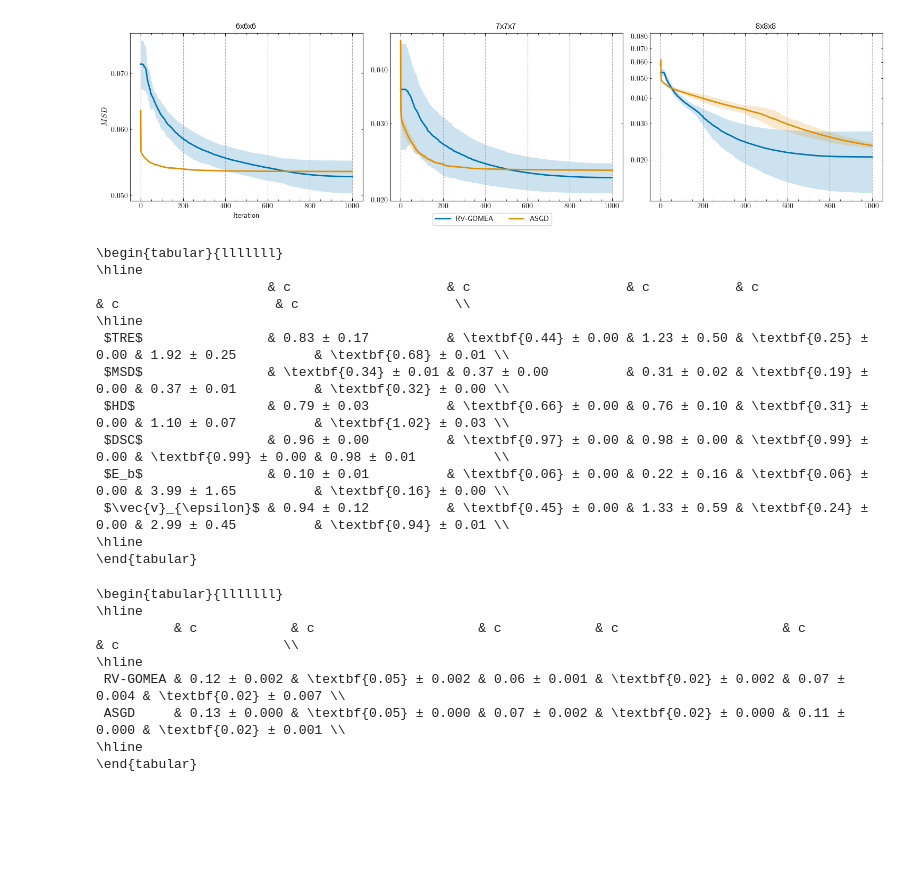
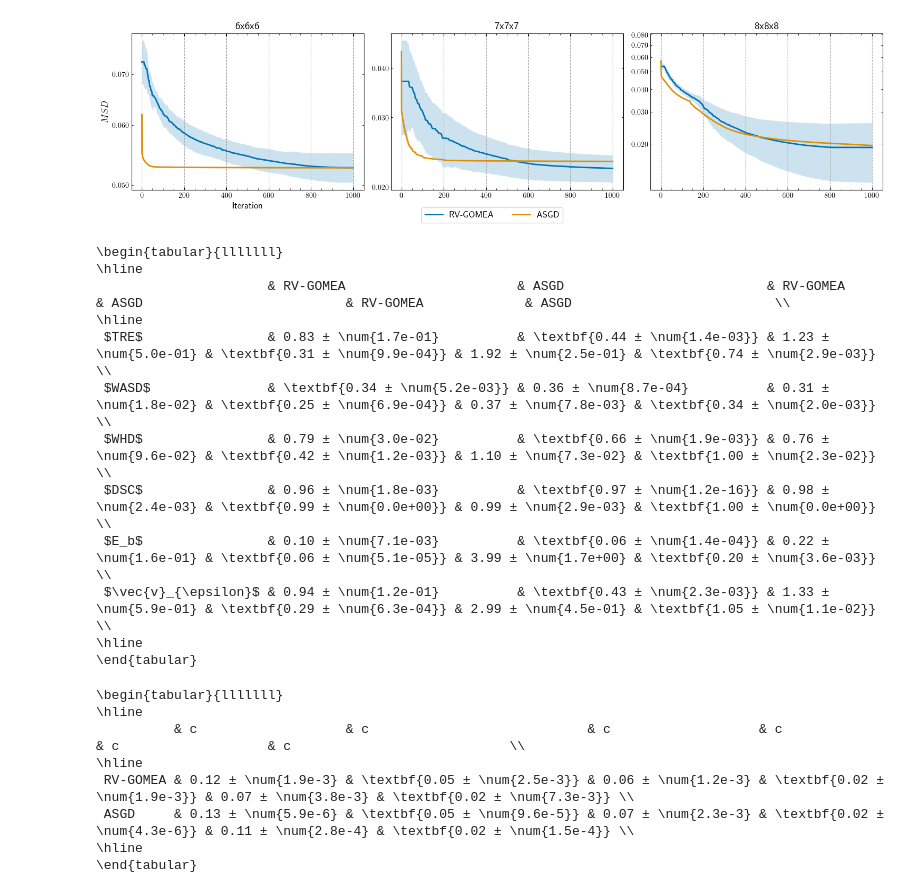
Before and after one commit to joasiee/elastix, a Jupyter notebook: experiments/notebooks/experiments/fair_comparison_mr.ipynb, the cells around one changed output. Drawn from its saved outputs; the diff is of its cells as text; code cells hidden in the pictures; blank space fills up the shorter version.

Commit message:
experiment plots notebooks

```diff
--- a/experiments/notebooks/experiments/fair_comparison_mr.ipynb
+++ b/experiments/notebooks/experiments/fair_comparison_mr.ipynb
@@ -14,32 +12,32 @@ arrs = ds.aggregate_for_plot(["Optimizer", "MeshSize"], resolution=2)
 # %%
 fig, axes = plt.subplots(1, 3, figsize=(15, 4))
 formatter = ScalarFormatter(useMathText=True)
 formatter.set_scientific(False)
 
 for optimizer in ["GOMEA", "AdaptiveStochasticGradientDescent"]:
     for i, mesh_size in enumerate([(3, 3, 3), (4, 4, 4), (5, 5, 5)]):
-        arr_avg, arr_std = arrs[(optimizer, mesh_size)]
-        xs = np.linspace(0, 1000, len(arr_avg))
+        arr_avg, arr_median, arr_std = arrs[(optimizer, mesh_size)]
+        xs = np.linspace(0, 1000, len(arr_median))
         label = "RV-GOMEA" if optimizer == "GOMEA" else "ASGD"
-        axes[i].plot(xs, arr_avg, label=label)
-        axes[i].fill_between(xs, arr_avg - arr_std, arr_avg + arr_std, alpha=0.2)
+        axes[i].plot(xs, arr_median, label=label)
+        axes[i].fill_between(xs, arr_median - arr_std, arr_median + arr_std, alpha=0.2)
 
         # formatting
         axes[i].set_yscale("log")
-        axes[i].yaxis.set_major_formatter(ScalarFormatter())
-        axes[i].yaxis.set_minor_formatter(ScalarFormatter())
-        axes[i].set_title(mesh_size_as_str(mesh_size), loc="center")
+        axes[i].yaxis.set_major_formatter(formatter)
+        axes[i].yaxis.set_minor_formatter(formatter)
+        axes[i].set_title(mesh_size_as_str(mesh_size), loc="center", fontsize=14)
 
 
-axes[0].set_xlabel("Iteration")
-axes[0].set_ylabel("$MSD$")
+axes[0].set_xlabel("Iteration", fontsize=12)
+axes[0].set_ylabel("$MSD$", fontsize=12)
 handles, labels = axes[2].get_legend_handles_labels()
-fig.legend(handles, labels, ncol=2, loc="lower center")
+fig.legend(handles, labels, ncol=2, loc="lower center", prop={'size': 12})
 
-plt.tight_layout()
-plt.savefig("fair_comparison_mr.png")
+plt.tight_layout(rect=[0, 0.04, 1, 1])
+# plt.savefig("fair_comparison_mr.pdf")
 # %% [output]
-[figure, old version]
+[figure, new version]
 # %%
 df = ds.aggregate(["Optimizer", "MeshSize"], metrics=VALIDATION_NAMES, val=True)
 # %%
@@ -57,30 +55,37 @@ for i, metric in enumerate(VALIDATION_NAMES):
 
         df_asgd = df.loc[(df.MeshSize == mesh_size) & (df.Optimizer == "AdaptiveStochasticGradientDescent")][metric]
         avg_asgd = df_asgd.mean()
-        std_asgd = df_asgd.std() * 2.0
+        std_asgd = df_asgd.std()
 
         gomea_better = avg_gomea < avg_asgd if metric != "dice_similarity" else avg_gomea > avg_asgd
+        t_test = ttest_ind(df_gomea, df_asgd, equal_var=False)
+
+        if t_test.pvalue >= 0.05:
+            row.append(f"{avg_gomea:.2f} ± \\num{{{std_gomea:.1e}}}")
+            row.append(f"{avg_asgd:.2f} ± \\num{{{std_asgd:.1e}}}")
+            continue
+
         if gomea_better:
-            row.append(f"\\textbf{{{avg_gomea:.2f}}} ± {std_gomea:.2f}")
-            row.append(f"{avg_asgd:.2f} ± {std_asgd:.2f}")
+            row.append(f"\\textbf{{{avg_gomea:.2f} ± \\num{{{std_gomea:.1e}}}}}")
+            row.append(f"{avg_asgd:.2f} ± \\num{{{std_asgd:.1e}}}")
         else:
-            row.append(f"{avg_gomea:.2f} ± {std_gomea:.2f}")
-            row.append(f"\\textbf{{{avg_asgd:.2f}}} ± {std_asgd:.2f}")
+            row.append(f"{avg_gomea:.2f} ± \\num{{{std_gomea:.1e}}}")
+            row.append(f"\\textbf{{{avg_asgd:.2f} ± \\num{{{std_asgd:.1e}}}}}")
 
     rows.append(row)
 
-print(tabulate(rows, headers=["c"]*6, tablefmt="latex_raw"))
+print(tabulate(rows, headers=["RV-GOMEA", "ASGD"]*3, tablefmt="latex_raw"))
 # %% [output]
 \begin{tabular}{lllllll}
 \hline
-                      & c                    & c                    & c           & c                    & c                    & c                    \\
+                      & RV-GOMEA                      & ASGD                          & RV-GOMEA             & ASGD                          & RV-GOMEA             & ASGD                          \\
 \hline
- $TRE$                & 0.83 ± 0.17          & \textbf{0.44} ± 0.00 & 1.23 ± 0.50 & \textbf{0.25} ± 0.00 & 1.92 ± 0.25          & \textbf{0.68} ± 0.01 \\
- $MSD$                & \textbf{0.34} ± 0.01 & 0.37 ± 0.00          & 0.31 ± 0.02 & \textbf{0.19} ± 0.00 & 0.37 ± 0.01          & \textbf{0.32} ± 0.00 \\
- $HD$                 & 0.79 ± 0.03          & \textbf{0.66} ± 0.00 & 0.76 ± 0.10 & \textbf{0.31} ± 0.00 & 1.10 ± 0.07          & \textbf{1.02} ± 0.03 \\
- $DSC$                & 0.96 ± 0.00          & \textbf{0.97} ± 0.00 & 0.98 ± 0.00 & \textbf{0.99} ± 0.00 & \textbf{0.99} ± 0.00 & 0.98 ± 0.01          \\
- $E_b$                & 0.10 ± 0.01          & \textbf{0.06} ± 0.00 & 0.22 ± 0.16 & \textbf{0.06} ± 0.00 & 3.99 ± 1.65          & \textbf{0.16} ± 0.00 \\
- $\vec{v}_{\epsilon}$ & 0.94 ± 0.12          & \textbf{0.45} ± 0.00 & 1.33 ± 0.59 & \textbf{0.24} ± 0.00 & 2.99 ± 0.45          & \textbf{0.94} ± 0.01 \\
+ $TRE$                & 0.83 ± \num{1.7e-01}          & \textbf{0.44 ± \num{1.4e-03}} & 1.23 ± \num{5.0e-01} & \textbf{0.31 ± \num{9.9e-04}} & 1.92 ± \num{2.5e-01} & \textbf{0.74 ± \num{2.9e-03}} \\
+ $WASD$               & \textbf{0.34 ± \num{5.2e-03}} & 0.36 ± \num{8.7e-04}          & 0.31 ± \num{1.8e-02} & \textbf{0.25 ± \num{6.9e-04}} & 0.37 ± \num{7.8e-03} & \textbf{0.34 ± \num{2.0e-03}} \\
+ $WHD$                & 0.79 ± \num{3.0e-02}          & \textbf{0.66 ± \num{1.9e-03}} & 0.76 ± \num{9.6e-02} & \textbf{0.42 ± \num{1.2e-03}} & 1.10 ± \num{7.3e-02} & \textbf{1.00 ± \num{2.3e-02}} \\
+ $DSC$                & 0.96 ± \num{1.8e-03}          & \textbf{0.97 ± \num{1.2e-16}} & 0.98 ± \num{2.4e-03} & \textbf{0.99 ± \num{0.0e+00}} & 0.99 ± \num{2.9e-03} & \textbf{1.00 ± \num{0.0e+00}} \\
+ $E_b$                & 0.10 ± \num{7.1e-03}          & \textbf{0.06 ± \num{1.4e-04}} & 0.22 ± \num{1.6e-01} & \textbf{0.06 ± \num{5.1e-05}} & 3.99 ± \num{1.7e+00} & \textbf{0.20 ± \num{3.6e-03}} \\
+ $\vec{v}_{\epsilon}$ & 0.94 ± \num{1.2e-01}          & \textbf{0.43 ± \num{2.3e-03}} & 1.33 ± \num{5.9e-01} & \textbf{0.29 ± \num{6.3e-04}} & 2.99 ± \num{4.5e-01} & \textbf{1.05 ± \num{1.1e-02}} \\
 \hline
 \end{tabular}
 # %%
@@ -105,22 +110,29 @@ for optimizer in ["GOMEA", "AdaptiveStochasticGradientDescent"]:
         std_mr_opt = df_mr_opt.std() * 2.0
 
         mr_better = avg_mr_opt < avg_nomr_opt
+        t_test = ttest_ind(df_nomr_opt, df_mr_opt, equal_var=False)
+
+        if t_test.pvalue >= 0.05:
+            row.append(f"{avg_nomr_opt:.2f} ± \\num{{{std_nomr_opt:.1e}}}".replace("e-0", "e-"))
+            row.append(f"{avg_mr_opt:.2f} ± \\num{{{std_mr_opt:.1e}}}".replace("e-0", "e-"))
+            continue
+
         if mr_better:
-            row.append(f"{avg_nomr_opt:.3f} ± {std_nomr_opt:.3f}")
-            row.append(f"\\textbf{{{avg_mr_opt:.3f}}} ± {std_mr_opt:.3f}")
+            row.append(f"{avg_nomr_opt:.2f} ± \\num{{{std_nomr_opt:.1e}}}".replace("e-0", "e-"))
+            row.append(f"\\textbf{{{avg_mr_opt:.2f} ± \\num{{{std_mr_opt:.1e}}}}}".replace("e-0", "e-"))
 
         else:
-            row.append(f"\\textbf{{{avg_nomr_opt:.3f}}} ± {std_nomr_opt:.3f}")
-            row.append(f"{avg_mr_opt:.3f} ± {std_mr_opt:.3f}")
+            row.append(f"\\textbf{{{avg_nomr_opt:.2f} ± \\num{{{std_nomr_opt:.1e}}}}}".replace("e-0", "e-"))
+            row.append(f"{avg_mr_opt:.2f} ± \\num{{{std_mr_opt:.1e}}}".replace("e-0", "e-"))
     rows.append(row)
 
 print(tabulate(rows, headers=["c"]*6, tablefmt="latex_raw"))
 # %% [output]
 \begin{tabular}{lllllll}
 \hline
-          & c            & c                     & c            & c                     & c            & c                     \\
+          & c                   & c                            & c                   & c                            & c                   & c                            \\
 \hline
- RV-GOMEA & 0.12 ± 0.002 & \textbf{0.05} ± 0.002 & 0.06 ± 0.001 & \textbf{0.02} ± 0.002 & 0.07 ± 0.004 & \textbf{0.02} ± 0.007 \\
- ASGD     & 0.13 ± 0.000 & \textbf{0.05} ± 0.000 & 0.07 ± 0.002 & \textbf{0.02} ± 0.000 & 0.11 ± 0.000 & \textbf{0.02} ± 0.001 \\
+ RV-GOMEA & 0.12 ± \num{1.9e-3} & \textbf{0.05 ± \num{2.5e-3}} & 0.06 ± \num{1.2e-3} & \textbf{0.02 ± \num{1.9e-3}} & 0.07 ± \num{3.8e-3} & \textbf{0.02 ± \num{7.3e-3}} \\
+ ASGD     & 0.13 ± \num{5.9e-6} & \textbf{0.05 ± \num{9.6e-5}} & 0.07 ± \num{2.3e-3} & \textbf{0.02 ± \num{4.3e-6}} & 0.11 ± \num{2.8e-4} & \textbf{0.02 ± \num{1.5e-4}} \\
 \hline
 \end{tabular}
```
Also changed, not shown: parts of 12 cells of this notebook, 2 other files.
